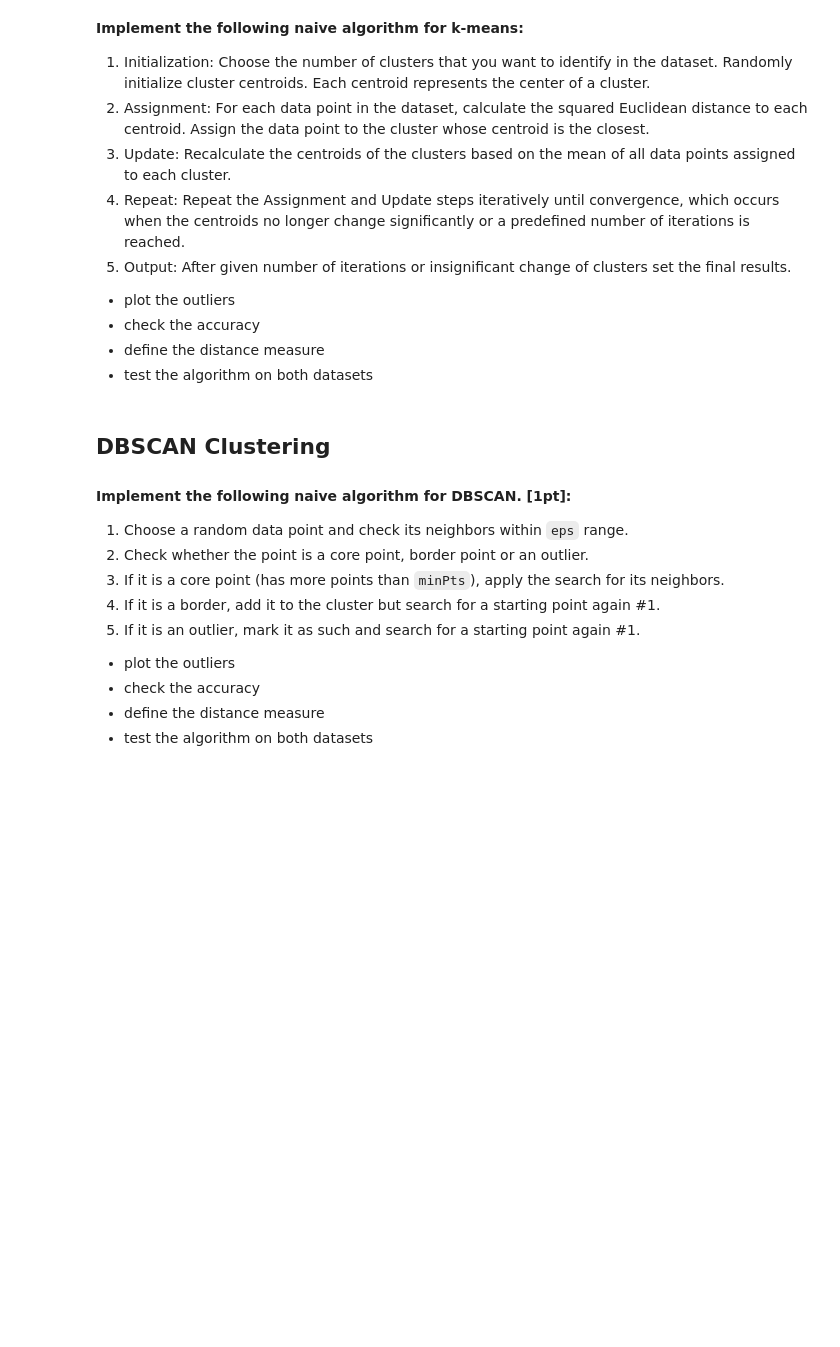
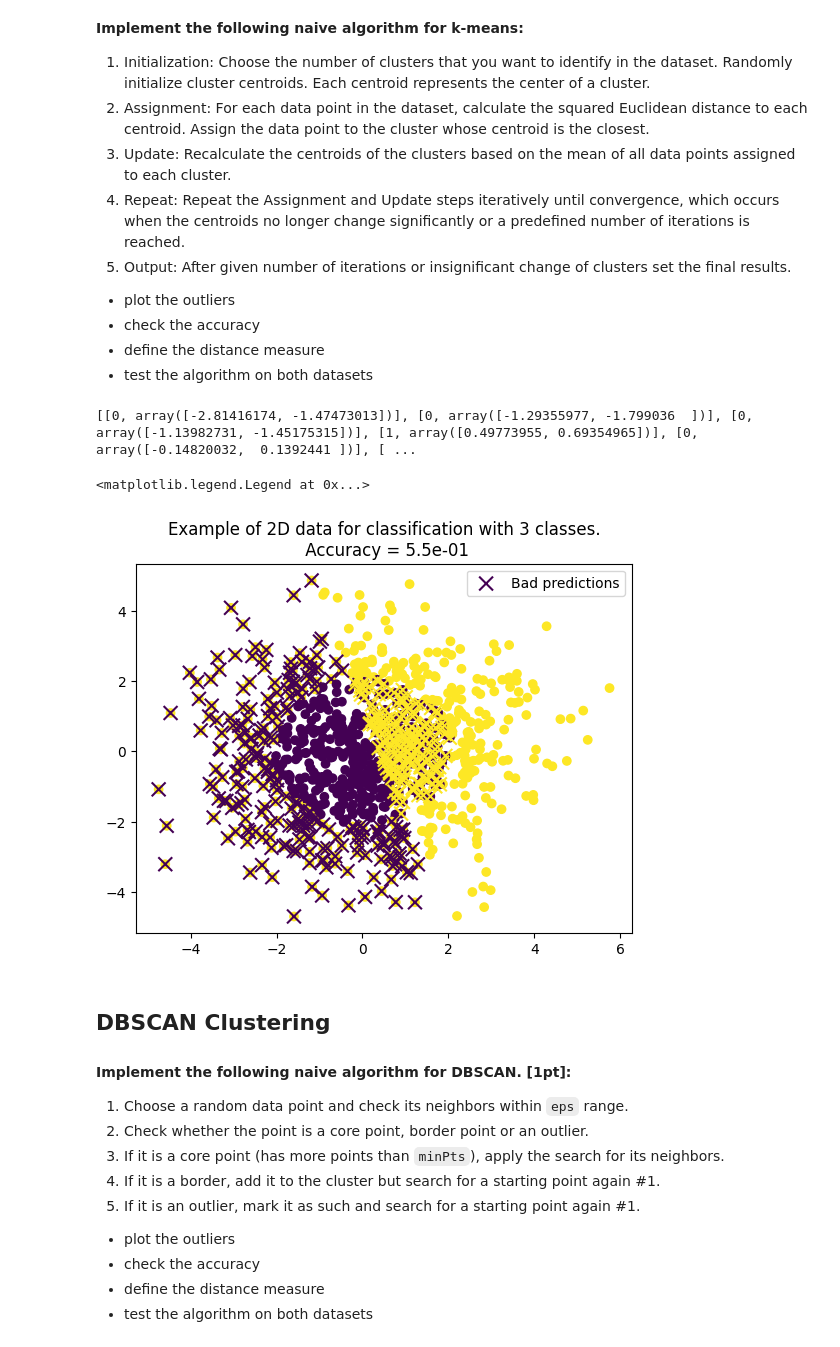
Before and after one commit to GradzikMichal/machine_learning_tasks, a Jupyter notebook: clustering.ipynb, the cells around one changed output. Cells and saved outputs as stored; diff of their text form; code cells hidden in the pictures; blank space fills up the shorter version.

```diff
--- a/clustering.ipynb
+++ b/clustering.ipynb
@@ -119,38 +124,42 @@ def kmeans(X,
     centroids = []
     for _ in range(k):
       centroids.append([np.random.random(2)])
-    print(centroids)
     assign = []
     for j, x in enumerate(X):
       dist = np.inf
       dist_idx = 0
       for i, centroid in enumerate(centroids):
         d = distance(x, centroid)
         if d < dist:
           dist = d
           dist_idx = i
       assign.append([dist_idx, x])
-    assign = np.array(assign)
+    assign = np.array(assign, dtype=object)
+
     for k_i in range(k):
       centroids[k_i] = np.mean(assign[assign[:, 0]==k_i][:,1])
     return centroids
 
 # train me!
 clusters = kmeans(X_train2d, k = 2, distance = measure, iterations = 50)
 
 # predict samples
 predictions = []
 for x in X_train2d:
     predictions.append(kmeansPredict(clusters, measure, x))
 
 predictions     = np.array(predictions)
 badPredictions  = predictions[predictions != Y_train2d]
 badSamples      = X_train2d[predictions != Y_train2d]
 
 plt.scatter(X_train2d[:, 0], X_train2d[:, 1], c = Y_train2d)
 plt.title(f"Example of 2D data for classification with 3 classes.\n Accuracy = {np.sum(predictions == Y_train2d) / len(predictions):.1e}")
 plt.scatter(badSamples[:, 0], badSamples[:, 1], c = badPredictions, marker = 'x', s = 100, label = 'Bad predictions')
 plt.legend()
+# %% [output]
+[[0, array([-2.81416174, -1.47473013])], [0, array([-1.29355977, -1.799036  ])], [0, array([-1.13982731, -1.45175315])], [1, array([0.49773955, 0.69354965])], [0, array([-0.14820032,  0.1392441 ])], [ ...
+<matplotlib.legend.Legend at 0x...>
+[figure, added]
 # %% [markdown]
 ## DBSCAN Clustering
 
```
Also changed, not shown: parts of 4 cells of this notebook, 7 other files.
